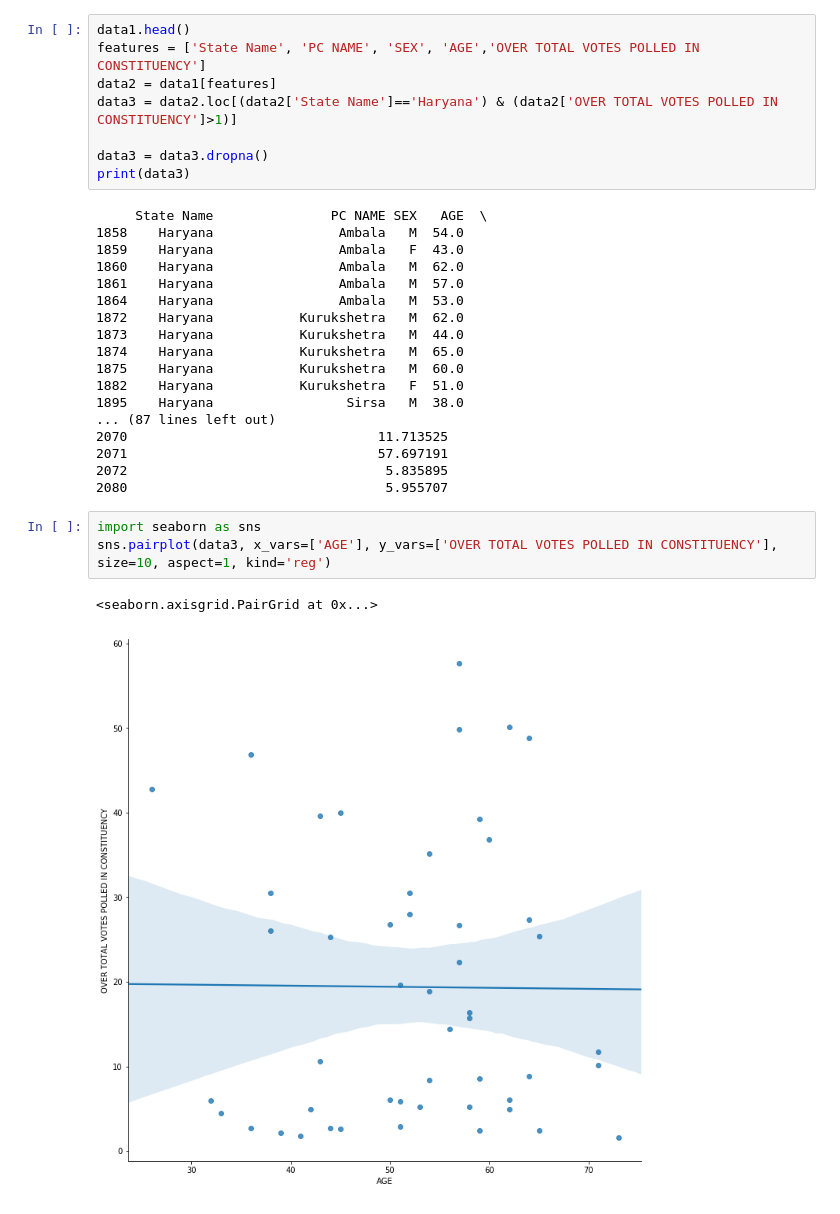
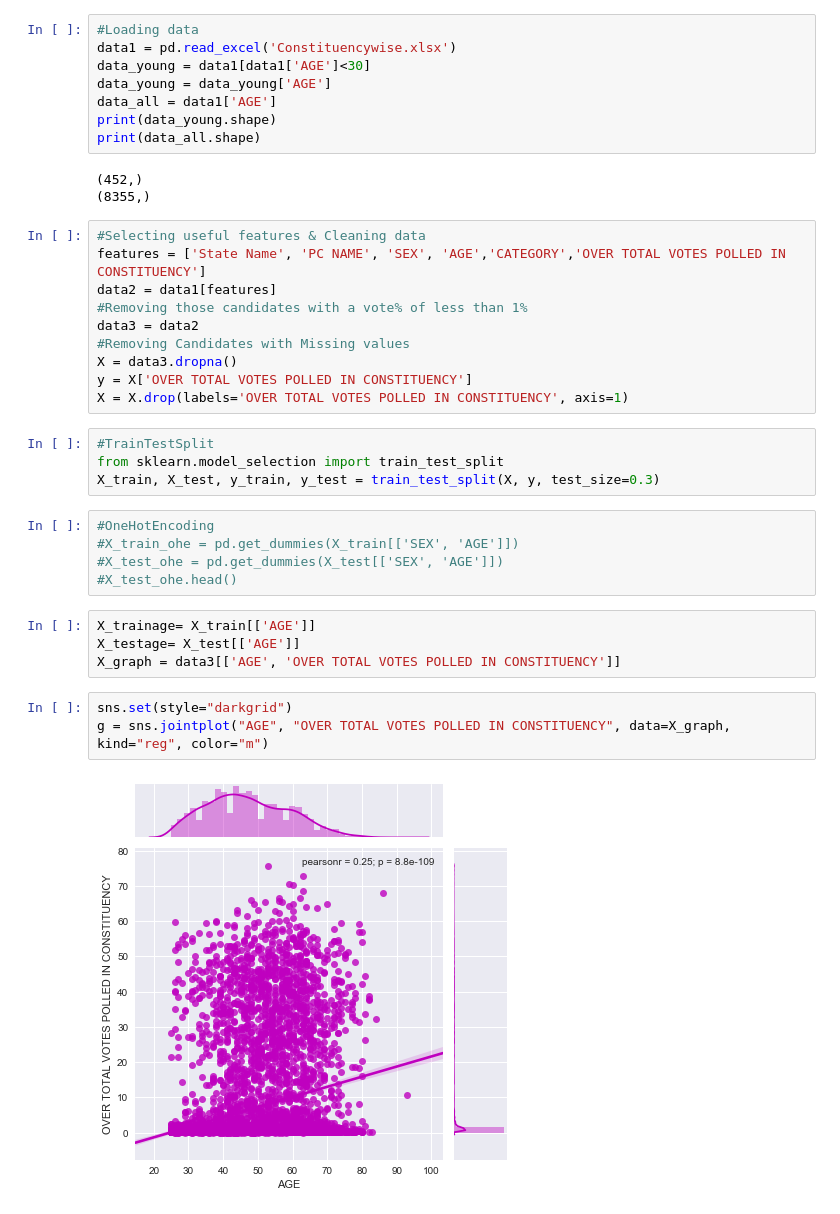
Before and after one commit to saksham324/yifdata, a Jupyter notebook: Elections.ipynb, the cells around one changed output. Cells and saved outputs as stored; diff of their text form.

```diff
--- a/Elections.ipynb
+++ b/Elections.ipynb
@@ -7,32 +9,39 @@ data1 = pd.read_excel('Constituencywise.xlsx')
+# %%
+#Loading data
+data1 = pd.read_excel('Constituencywise.xlsx')
+data_young = data1[data1['AGE']<30]
+data_young = data_young['AGE']
+data_all = data1['AGE']
+print(data_young.shape)
+print(data_all.shape)
+# %% [output]
+(452,)
+(8355,)
 # %%
-data1.head()
-features = ['State Name', 'PC NAME', 'SEX', 'AGE','OVER TOTAL VOTES POLLED IN CONSTITUENCY']
+#Selecting useful features & Cleaning data
+features = ['State Name', 'PC NAME', 'SEX', 'AGE','CATEGORY','OVER TOTAL VOTES POLLED IN CONSTITUENCY']
 data2 = data1[features]
-data3 = data2.loc[(data2['State Name']=='Haryana') & (data2['OVER TOTAL VOTES POLLED IN CONSTITUENCY']>1)]
-
-data3 = data3.dropna()
-print(data3)
+#Removing those candidates with a vote% of less than 1%
+data3 = data2
+#Removing Candidates with Missing values
+X = data3.dropna()
+y = X['OVER TOTAL VOTES POLLED IN CONSTITUENCY']
+X = X.drop(labels='OVER TOTAL VOTES POLLED IN CONSTITUENCY', axis=1)
-# %% [output]
-     State Name               PC NAME SEX   AGE  \
-1858    Haryana                Ambala   M  54.0
-1859    Haryana                Ambala   F  43.0
-1860    Haryana                Ambala   M  62.0
-1861    Haryana                Ambala   M  57.0
-1864    Haryana                Ambala   M  53.0
-1872    Haryana           Kurukshetra   M  62.0
-1873    Haryana           Kurukshetra   M  44.0
-1874    Haryana           Kurukshetra   M  65.0
-1875    Haryana           Kurukshetra   M  60.0
-1882    Haryana           Kurukshetra   F  51.0
-1895    Haryana                 Sirsa   M  38.0
-... (87 lines left out)
-2070                                11.713525
-2071                                57.697191
-2072                                 5.835895
-2080                                 5.955707
+# %%
+#TrainTestSplit
+from sklearn.model_selection import train_test_split
+X_train, X_test, y_train, y_test = train_test_split(X, y, test_size=0.3)
+# %%
+#OneHotEncoding
+#X_train_ohe = pd.get_dummies(X_train[['SEX', 'AGE']])
+#X_test_ohe = pd.get_dummies(X_test[['SEX', 'AGE']])
+#X_test_ohe.head()
+# %%
+X_trainage= X_train[['AGE']]
+X_testage= X_test[['AGE']]
+X_graph = data3[['AGE', 'OVER TOTAL VOTES POLLED IN CONSTITUENCY']]
 # %%
-import seaborn as sns
-sns.pairplot(data3, x_vars=['AGE'], y_vars=['OVER TOTAL VOTES POLLED IN CONSTITUENCY'], size=10, aspect=1, kind='reg')
+sns.set(style="darkgrid")
+g = sns.jointplot("AGE", "OVER TOTAL VOTES POLLED IN CONSTITUENCY", data=X_graph, kind="reg", color="m")
 # %% [output]
-<seaborn.axisgrid.PairGrid at 0x...>
-[figure, old version]
+[figure, new version]
```
Also changed, not shown: parts of 10 cells of this notebook, 6 other files.
